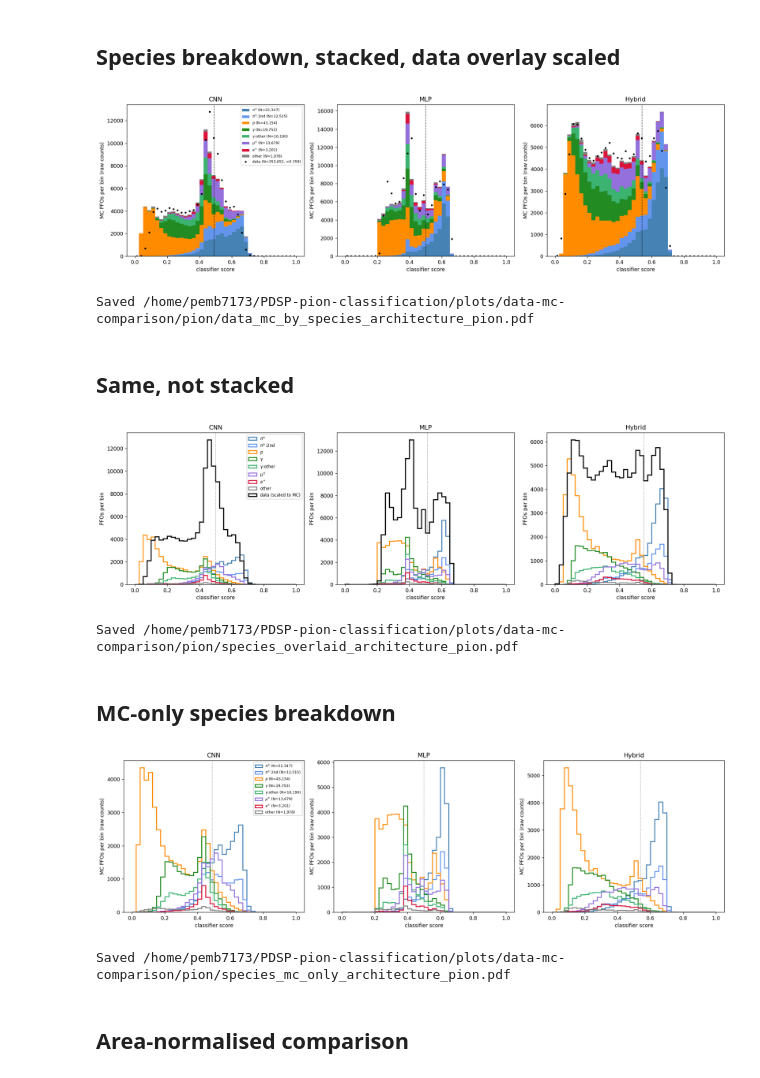
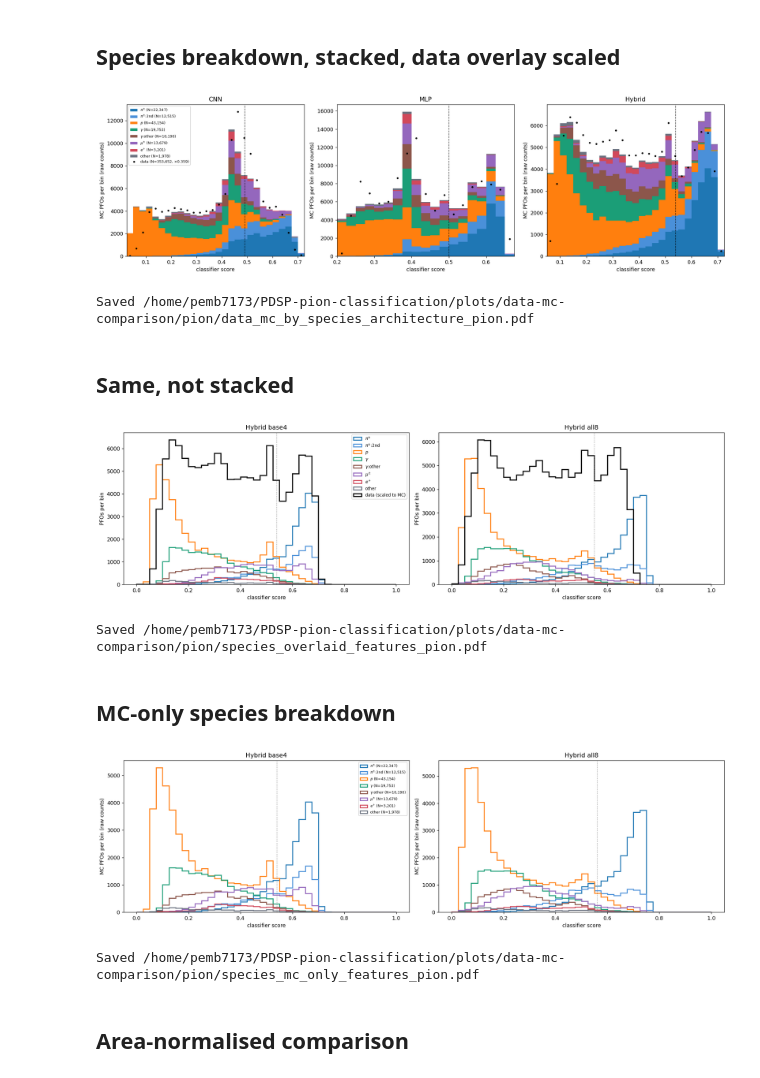
Before and after one commit to Will-Fahie/PDSP-pion-classification, a Jupyter notebook: notebooks/analysis/data-mc-comparison.ipynb, the cells around one changed output. Saved outputs shown, nothing was run; the diff lists cells and outputs as text; code cells hidden in the pictures.

Commit message:
implemented "comparison" vs "features" and updated fsi-classifier notebook to include interaction network

```diff
--- a/notebooks/analysis/data-mc-comparison.ipynb
+++ b/notebooks/analysis/data-mc-comparison.ipynb
@@ -29,7 +29,7 @@ if COMPARISON == "architecture":
     MODELS = [
         ("CNN",    MC_DIR / f"cnn_dEdX_seq{S}.pkl",         DATA_DIR / f"cnn_data_predictions{S}.pkl"),
         ("MLP",    MC_DIR / f"mlp_summary_base4{S}.pkl",    DATA_DIR / f"mlp_data_predictions{S}.pkl"),
-        ("Hybrid", MC_DIR / f"hybrid_cnn_mlp_base4{S}.pkl", DATA_DIR / f"hybrid_data_predictions{S}.pkl"),
+        ("Hybrid", MC_DIR / f"hybrid_cnn_mlp_base4{S}.pkl", DATA_DIR / f"hybrid_data_predictions_base4{S}.pkl"),
     ]
     MODEL_COLOR = {"CNN": "steelblue", "MLP": "forestgreen", "Hybrid": "crimson"}
     SUBTITLE = "identical inputs: the four original summary features"
@@ -89,7 +89,9 @@ comparison: architecture — identical inputs: the four original summary feature
 #     disagreement is structured.
 # =============================================================================
 
-fig, ax = plt.subplots(2, 3, figsize=(17, 6), dpi=130, gridspec_kw={"height_ratios": [3, 1]}, sharex="col")
+n_models = len(MODELS)
+
+fig, ax = plt.subplots(2, n_models, figsize=(17, 6), dpi=130, gridspec_kw={"height_ratios": [3, 1]}, sharex="col")
 for k, (name, mc_path, data_path) in enumerate(MODELS):
     mc = load(mc_path); da = load(data_path)
     probs = np.asarray(mc["probs"]); labels = np.asarray(mc["labels"]).astype(int); thr = mc["threshold"]
@@ -217,30 +219,39 @@ tagged sample: 33,081 PFOs   |   purity = 52.3%
 ## Species breakdown, stacked, data overlay scaled
 # %%
 # Data/MC classifier score, MC broken down by TRUE species (raw counts, stacked)
-fig, ax = plt.subplots(1, 3, figsize=(17, 5), dpi=130)
+fig, ax = plt.subplots(1, n_models, figsize=(17, 5), dpi=130)
 
 for k, (name, mc_path, data_path) in enumerate(MODELS):
     mc = load(mc_path); da = load(data_path)
     probs = np.asarray(mc["probs"]); thr = mc["threshold"]; data_probs = np.asarray(da["probs"])
     Nmc = len(probs); Nda = len(data_probs); scale = Nmc / Nda
 
     arrs = [probs[species == s] for s in SPECIES]
     ax[k].hist(arrs, bins=bins, stacked=True, color=[SPECIES_COLORS[s] for s in SPECIES],
                label=[f"{s} (N={counts[s]:,})" for s in SPECIES], edgecolor='none')
 
     dh, _ = np.histogram(data_probs, bins=bins)
     ax[k].plot(centres, dh*scale, "k.", ms=5, label=f"data (N={Nda:,}, ×{scale:.3f})")
     ax[k].axvline(thr, color="k", ls="--", lw=1, alpha=0.7); ax[k].set_title(name)
     ax[k].set_xlabel("classifier score"); ax[k].set_ylabel("MC PFOs per bin (raw counts)")
 
+    # clip to where MC has meaningful presence -- a bin needs at least 0.1% of
+    # this model's MC sample (min 5) before it counts, so a lone stray point
+    # doesn't drag the axis out to an empty-looking region
+    mc_total, _ = np.histogram(probs, bins=bins)
+    min_count = max(5, int(0.001 * Nmc))
+    populated = np.where(mc_total >= min_count)[0]
+    if len(populated):
+        ax[k].set_xlim(bins[populated[0]], bins[populated[-1] + 1])
+
 ax[0].legend(fontsize=7)
 plt.tight_layout()
 out_path = PLOTS_DIR / f"data_mc_by_species_{COMPARISON}_{TARGET}.pdf"
 plt.savefig(out_path, bbox_inches="tight")
 plt.show()
 print(f"Saved {out_path}")
 # %% [output]
-[figure, old version]
+[figure, new version]
 Saved /home/pemb7173/PDSP-pion-classification/plots/data-mc-comparison/pion/data_mc_by_species_architecture_pion.pdf
 # %% [markdown]
 ## Same, not stacked
@@ -248,7 +259,7 @@ Saved /home/pemb7173/PDSP-pion-classification/plots/data-mc-comparison/pion/data
 # same plot as above but not stacked
 LOGY = False   # set True to reveal the rare species (e+, other)
 
-fig, ax = plt.subplots(1, 3, figsize=(17, 5), dpi=150)
+fig, ax = plt.subplots(1, n_models, figsize=(17, 5), dpi=150)
 
 for k, (name, mc_path, data_path) in enumerate(MODELS):
     mc = load(mc_path); da = load(data_path)
@@ -274,13 +285,13 @@ plt.savefig(out_path, bbox_inches="tight")
 plt.show()
 print(f"Saved {out_path}")
 # %% [output]
-[figure, old version]
+[figure, new version]
-Saved /home/pemb7173/PDSP-pion-classification/plots/data-mc-comparison/pion/species_overlaid_architecture_pion.pdf
+Saved /home/pemb7173/PDSP-pion-classification/plots/data-mc-comparison/pion/species_overlaid_features_pion.pdf
 # %% [markdown]
 ## MC-only species breakdown
 # %%
 # MC only species breakdown
-fig, ax = plt.subplots(1, 3, figsize=(17, 5), dpi=130)
+fig, ax = plt.subplots(1, n_models, figsize=(17, 5), dpi=130)
 
 for k, (name, mc_path, _) in enumerate(MODELS):
     mc = load(mc_path); probs = np.asarray(mc["probs"]); thr = mc["threshold"]
@@ -299,8 +310,8 @@ plt.savefig(out_path, bbox_inches="tight")
 plt.show()
 print(f"Saved {out_path}")
 # %% [output]
-[figure, old version]
+[figure, new version]
-Saved /home/pemb7173/PDSP-pion-classification/plots/data-mc-comparison/pion/species_mc_only_architecture_pion.pdf
+Saved /home/pemb7173/PDSP-pion-classification/plots/data-mc-comparison/pion/species_mc_only_features_pion.pdf
 # %% [markdown]
 ## Area-normalised comparison
 # %%
```
Also changed, not shown: parts of 6 cells of this notebook, 7 other files.
